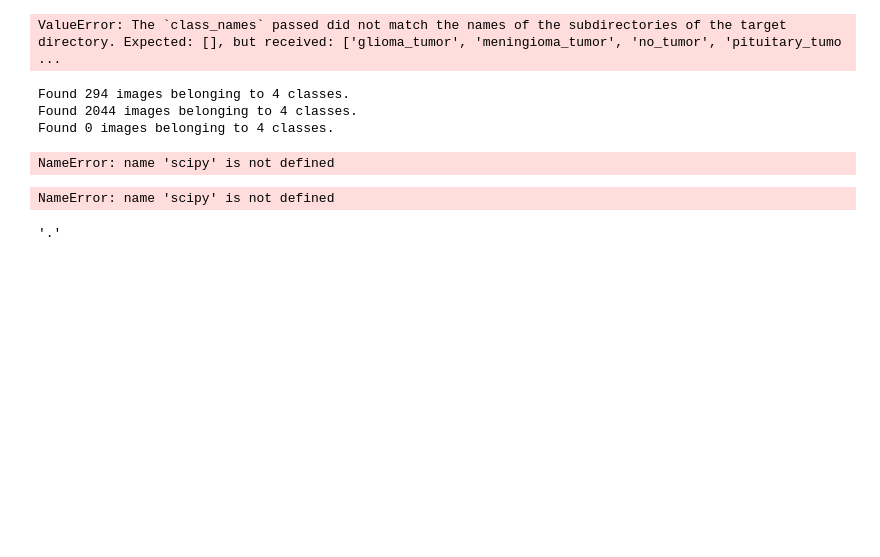
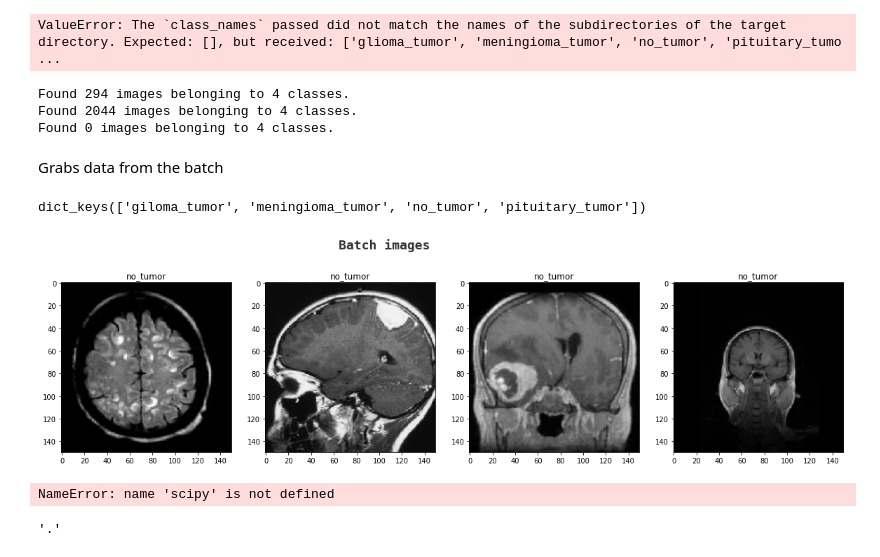
Before and after one commit to Skyrub-dev/BT_AI, a Jupyter notebook: BT_AI.ipynb, the cells around one changed output. Drawn from its saved outputs; the diff is of its cells as text; code cells hidden in the pictures; blank space fills up the shorter version.

```diff
--- a/BT_AI.ipynb
+++ b/BT_AI.ipynb
@@ -193,10 +193,53 @@ validation_generator = testing_data_generator.flow_from_directory (validation_pa
 Found 294 images belonging to 4 classes.
 Found 2044 images belonging to 4 classes.
 Found 0 images belonging to 4 classes.
+# %% [markdown]
+Grabs data from the batch
 # %%
-images, labels = next(testing_generator)
+batch = images, labels = next(testing_generator)
-# %% [output]
-NameError: name 'scipy' is not defined
+# %%
+testing_generator.class_indices.keys() # https://stackoverflow.com/questions/48373685/keras-imagedatagenerator-how-to-get-all-labels-from-data#51652128
+# %% [output]
+dict_keys(['giloma_tumor', 'meningioma_tumor', 'no_tumor', 'pituitary_tumor'])
+# %%
+num_images = images.shape[0] #May remove
+# %%
+#NEED TO REWORK THIS - JUST AN EXAMPLE
+for i in range(num_images):
+  image = images[i]
+  label = labels[i]
+
+  label_index = label.argmax()
+
+  class_name = ['giloma_tumor', 'meningioma_tumor', 'no_tumor', 'pituitary_tumor'][label_index]
+
+  plt.imshow(image)
+  plt.title(class_name)
+  plt.show()
+# %%
+for i in range(num_images):
+  image = images[i]
+  label = labels[i]
+
+  label_index = label.argmax()
+
+  class_name = ['giloma_tumor', 'meningioma_tumor', 'no_tumor', 'pituitary_tumor'][label_index]
+
+fig, ax = plt.subplots(ncols=4, figsize=(20,20))
+fig.text(s='Batch images', size = 18, fontweight = 'bold', fontname = 'monospace', y=0.62, x=0.4, alpha=0.8)
+for i in range(4):
+  ax[i].imshow(images[i])
+  ax[i].set_title(class_name)
+
+
+#plt.imshow(image)
+#plt.title(class_name)
+#plt.show()
+#for idx, img in enumerate(batch[0][:4]):
+  #ax[idx].imshow(image)
+  #ax[idx].title.set_text(class_name)
+# %% [output]
+[figure, added]
 # %%
 for images, labels in testgen.batch(batch_size = 32):
 # %%
```
Also changed, not shown: parts of 1 cell of this notebook.
